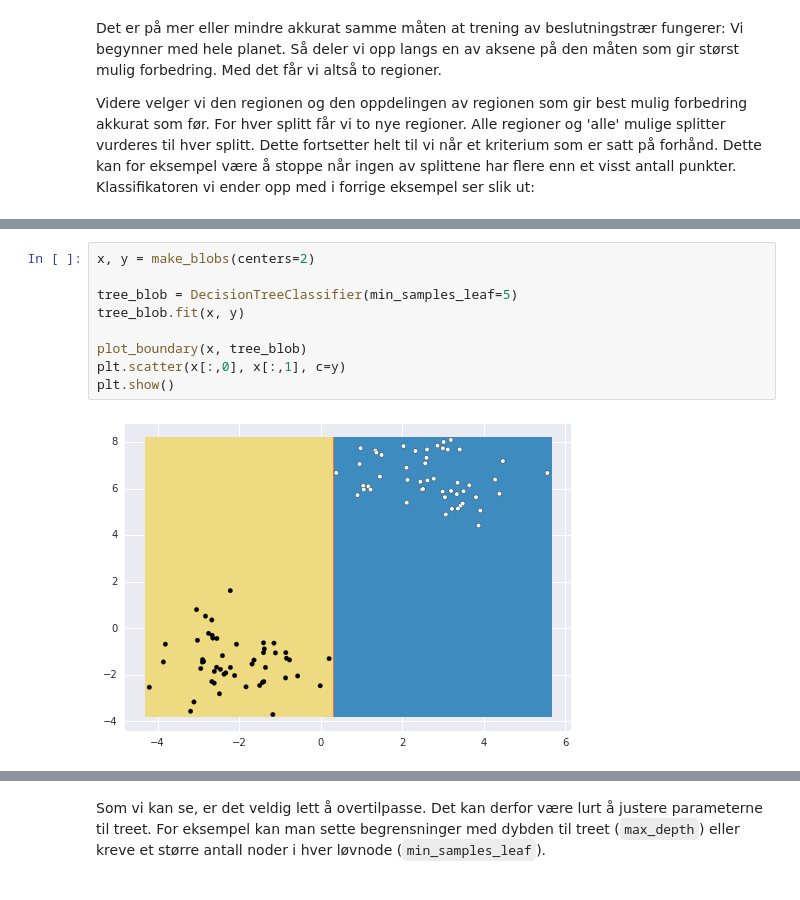
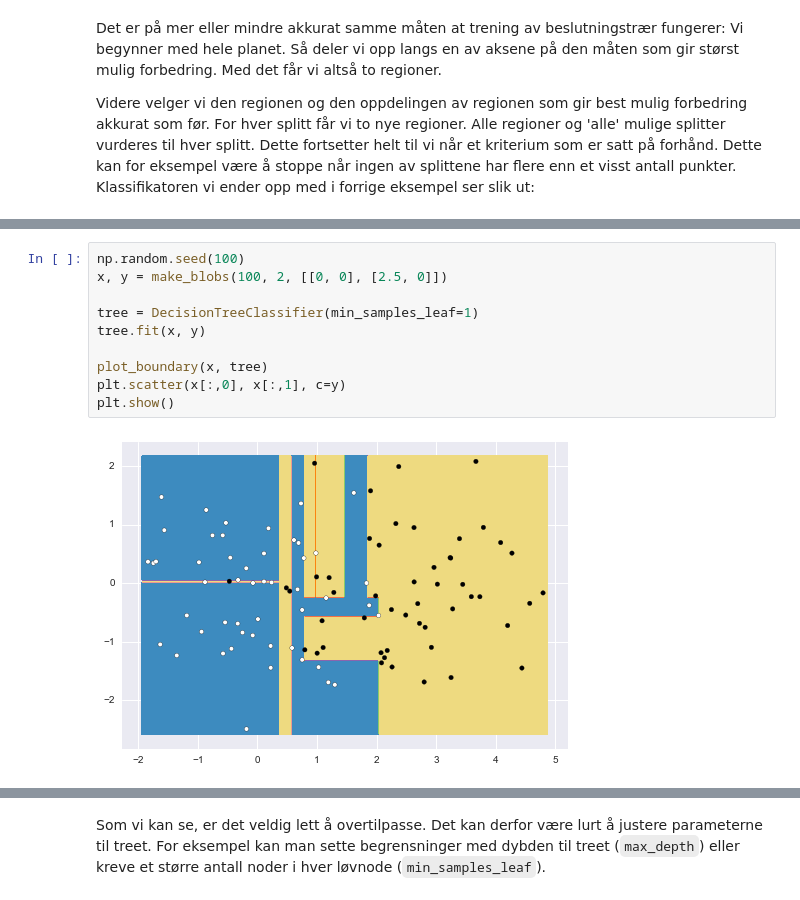
Before and after one commit to MarieRoald/MLkurs, a Jupyter notebook: notebooks/introductions/Introduksjon_til_decision_trees.ipynb, the cells around one changed output, grey strips where cells are left out. Saved outputs shown, nothing was run; the diff lists cells and outputs as text.

```diff
--- a/notebooks/introductions/Introduksjon_til_decision_trees.ipynb
+++ b/notebooks/introductions/Introduksjon_til_decision_trees.ipynb
@@ -128,11 +123,12 @@ plt.show()
 # %%
-x, y = make_blobs(centers=2)
+np.random.seed(100)
+x, y = make_blobs(100, 2, [[0, 0], [2.5, 0]])
 
-tree_blob = DecisionTreeClassifier(min_samples_leaf=5)
-tree_blob.fit(x, y)
+tree = DecisionTreeClassifier(min_samples_leaf=1)
+tree.fit(x, y)
 
-plot_boundary(x, tree_blob)
+plot_boundary(x, tree)
 plt.scatter(x[:,0], x[:,1], c=y)
 plt.show()
 # %% [output]
-[figure, old version]
+[figure, new version]
```
Also changed, not shown: parts of 18 cells of this notebook.
